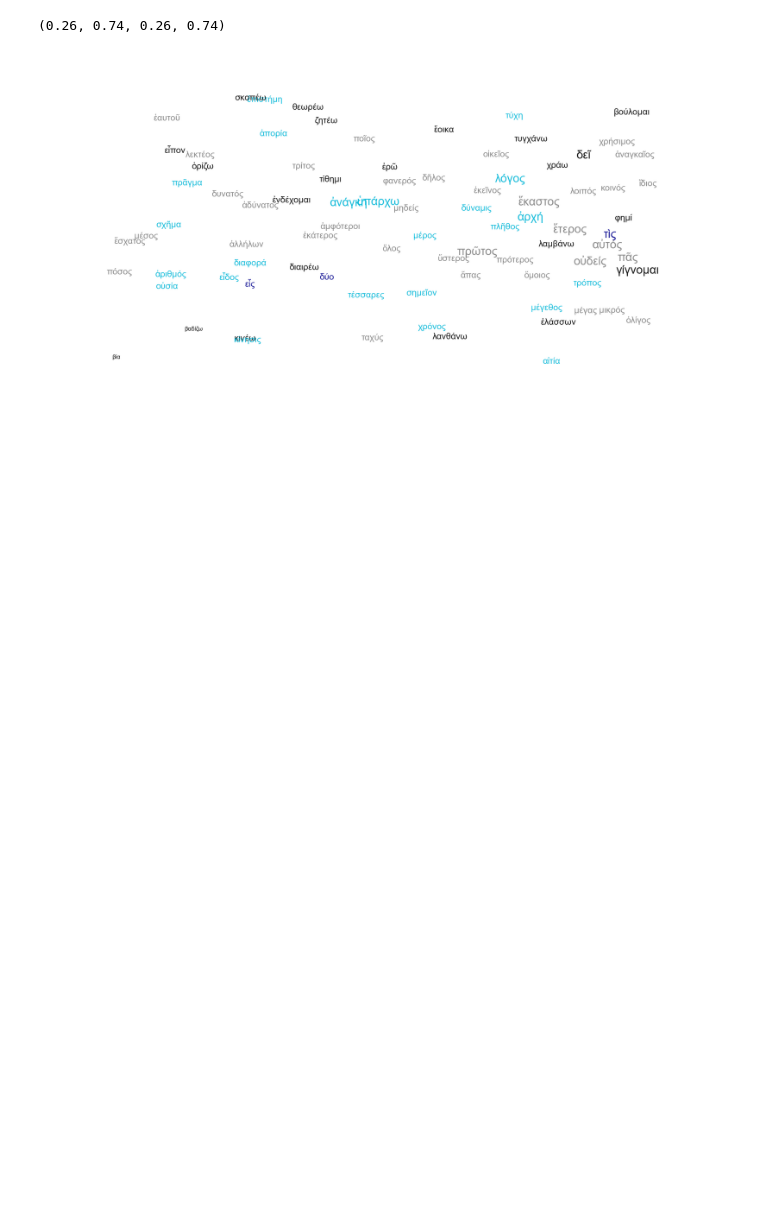
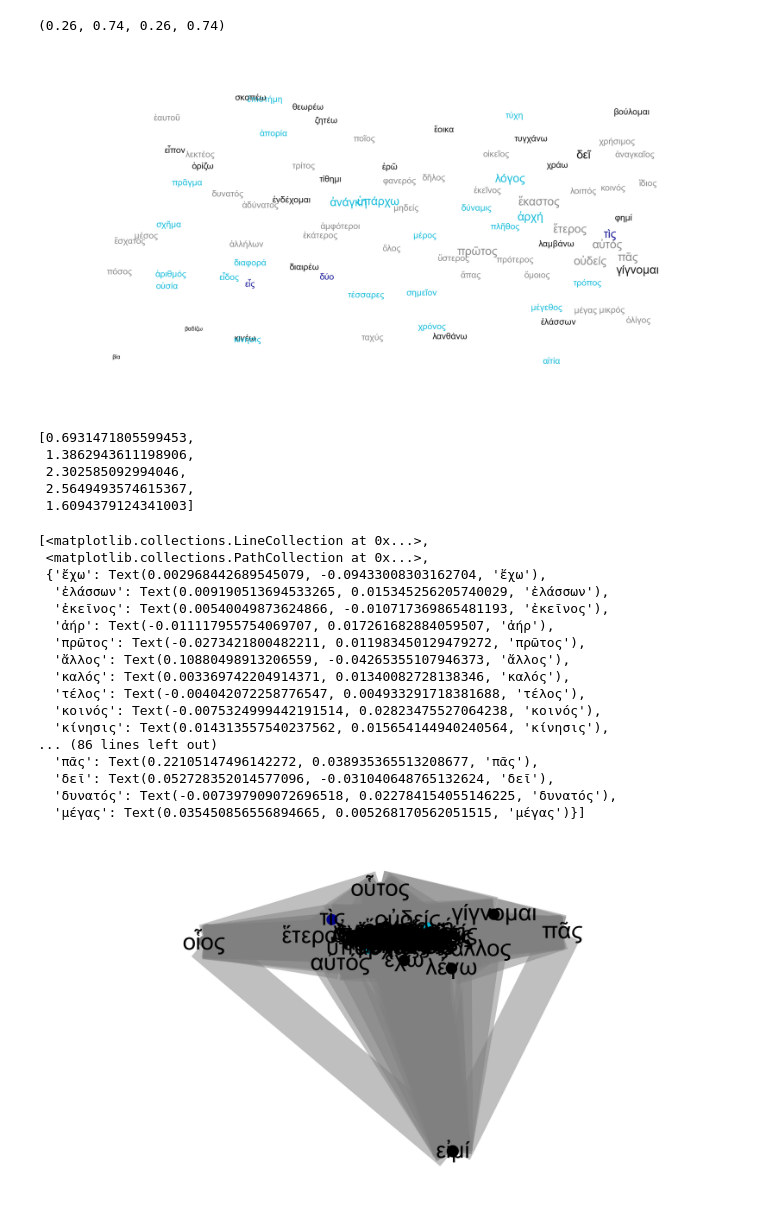
Before and after one commit to kasev/kfi_viz, a Jupyter notebook: scripts/exploring-data.ipynb, the cells around one changed output. Drawn from its saved outputs; the diff is of its cells as text; code cells hidden in the pictures; blank space fills up the shorter version.

Commit message:
first experiments with networks

```diff
--- a/scripts/exploring-data.ipynb
+++ b/scripts/exploring-data.ipynb
@@ -174,3 +175,7 @@ ax.axis("off")
 [figure]
 # %%
 fig.savefig("../figures/embeddings_arist_v1.png", dpi=600)
+# %%
+nodes_dict = dict(zip(range(len(vocabulary)), [{"wordcount": n} for n in cooc.diagonal()]))
+# %%
+labels_mapping = dict(zip(range(len(vocabulary)), vocabulary))
@@ -176,0 +187,68 @@ fig.savefig("../figures/embeddings_arist_v1.png", dpi=600)
+# %%
+[np.log(s) for s in [2, 4, 10, 13, 5]]
+# %% [output]
+[0.6931471805599453,
+ 1.3862943611198906,
+ 2.302585092994046,
+ 2.5649493574615367,
+ 1.6094379124341003]
+# %%
+def plot_network(G, N_nodes=50, node_size_attr="wordcount", edge_width_attr="weight", size_coef = 10, margins = 0.2, legend_dict=None,ax=None):
+    nodes_sorted_tups =  node_sizes = sorted([(node[0], node[1][node_size_attr]) for node in G.nodes(data=True)], key=lambda x: x[1], reverse=True)
+    nodes_lables_sorted = [tup[0] for tup in nodes_sorted_tups]
+    H = G.subgraph(nodes_lables_sorted[:N_nodes])
+    node_colors = [word_color_dict[node] for node in H.nodes()]
+    node_sizes = [np.log(w) for w in nx.get_node_attributes(H, node_size_attr).values()]
+    max_size = np.max(node_sizes)
+    node_sizes = [(s / max_size) * size_coef for s in node_sizes]
+    edge_sizes = [np.log2(w*5) for w in nx.get_edge_attributes(H, edge_width_attr).values()]
+    pos = nx.kamada_kawai_layout(H) # generate the node positions
+    if ax == None:
+        fig, ax = plt.subplots()
+    x_min, x_max, y_min, y_max = np.min([p[0] for p in pos.values()]), np.max([p[0] for p in pos.values()]), np.min([p[1] for p in pos.values()]), np.max([p[1] for p in pos.values()])
+    ax.set_xlim(x_min - margins, x_max + margins)
+    #ax.set_ylim(y_min - margins, y_max + margins)
+    ax.set_axis_off()
+    layer_edges = nx.draw_networkx_edges(H,
+                                         pos=pos,
+                                         alpha=0.5,
+                                         width= edge_sizes,
+                                         style="solid",
+                                         edge_color="gray",
+                                         ax=ax)
+    layer_nodes = nx.draw_networkx_nodes(H,
+                                         pos=pos,
+                                         node_size=node_sizes,
+                                         node_color=node_colors,
+                                         ax=ax)
+    layer_labels = nx.draw_networkx_labels(H,
+                                           pos=pos,
+                                           font_size=8,
+                                           ax=ax)
+    if legend_dict != None:
+        markers = [plt.Line2D([0,0],[0,0], marker="o", color=color, lw=0) for color in legend_dict.values()]
+        ax.legend(markers, legend_dict.keys(), bbox_to_anchor=(0, 0), loc='upper left', frameon=False)
+    layers = [layer_edges, layer_nodes, layer_labels]
+    return layers
+# %%
+fig, ax = plt.subplots(figsize=(3.967, 2), dpi=600, frameon=False)
+plot_network(G, N_nodes=100, ax=ax)#, legend_dict=hisco_colors_dict, ax=ax)
+# %% [output]
+[<matplotlib.collections.LineCollection at 0x...>,
+ <matplotlib.collections.PathCollection at 0x...>,
+ {'ἔχω': Text(0.002968442689545079, -0.09433008303162704, 'ἔχω'),
+  'ἐλάσσων': Text(0.009190513694533265, 0.015345256205740029, 'ἐλάσσων'),
+  'ἐκεῖνος': Text(0.00540049873624866, -0.010717369865481193, 'ἐκεῖνος'),
+  'ἀήρ': Text(-0.011117955754069707, 0.017261682884059507, 'ἀήρ'),
+  'πρῶτος': Text(-0.0273421800482211, 0.011983450129479272, 'πρῶτος'),
+  'ἄλλος': Text(0.10880498913206559, -0.04265355107946373, 'ἄλλος'),
+  'καλός': Text(0.003369742204914371, 0.01340082728138346, 'καλός'),
+  'τέλος': Text(-0.004042072258776547, 0.004933291718381688, 'τέλος'),
+  'κοινός': Text(-0.0075324999442191514, 0.02823475527064238, 'κοινός'),
+  'κίνησις': Text(0.014313557540237562, 0.015654144940240564, 'κίνησις'),
+... (86 lines left out)
+  'πᾶς': Text(0.22105147496142272, 0.038935365513208677, 'πᾶς'),
+  'δεῖ': Text(0.052728352014577096, -0.031040648765132624, 'δεῖ'),
+  'δυνατός': Text(-0.007397909072696518, 0.022784154055146225, 'δυνατός'),
+  'μέγας': Text(0.035450856556894665, 0.005268170562051515, 'μέγας')}]
+[figure, added]
```
Also changed, not shown: parts of 2 cells of this notebook.
